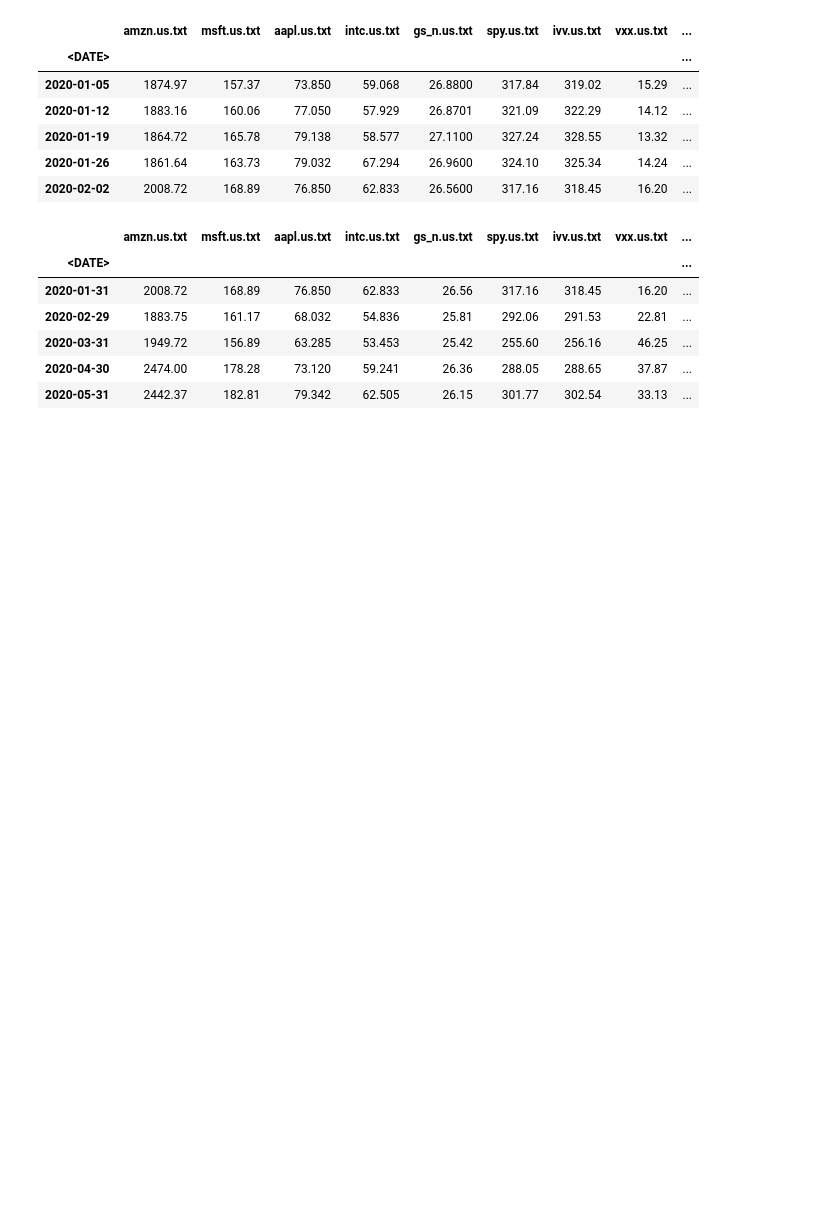
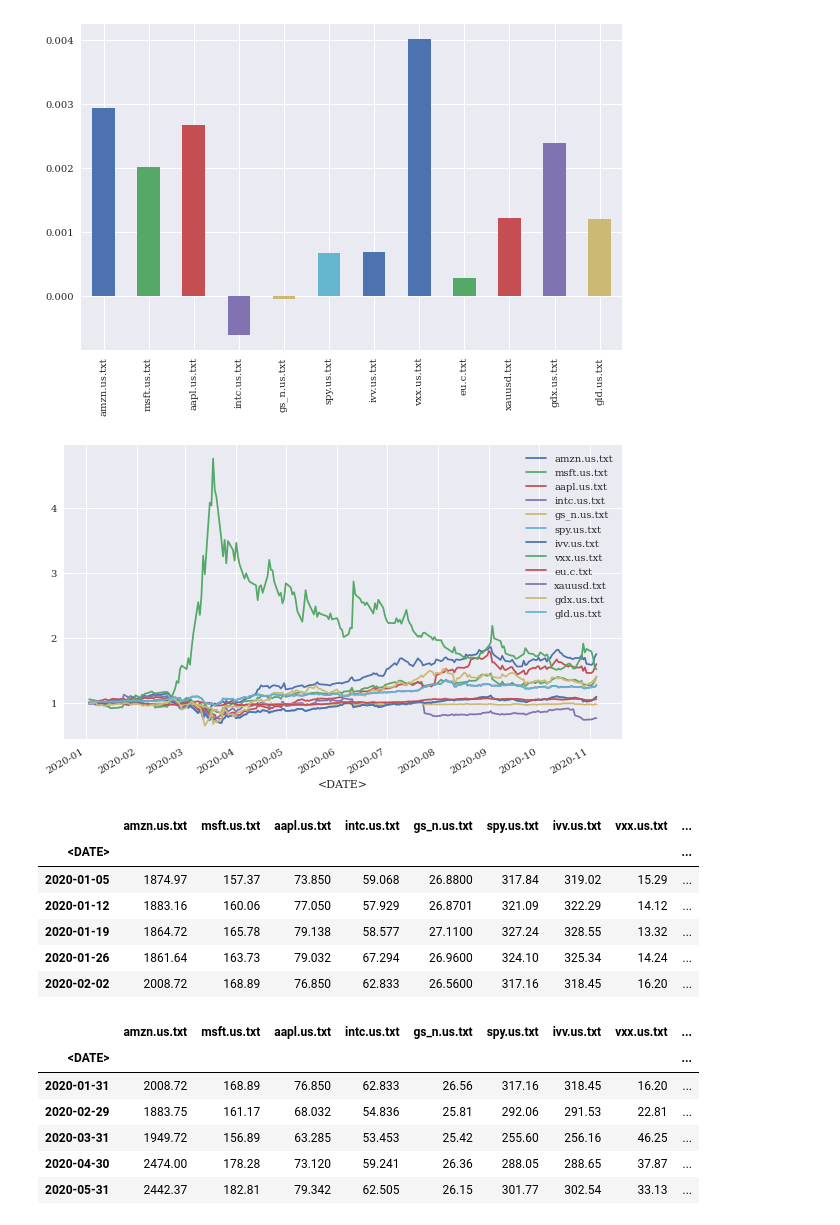
Before and after one commit to joe-wojniak/PythonForFinance, a Jupyter notebook: Financial Time Series/+PFF_Ch8_Fig8-2_8-3.ipynb, the cells around one changed output. Cells and saved outputs as stored; diff of their text form; code cells hidden in the pictures; blank space fills up the shorter version.

```diff
--- a/Financial Time Series/+PFF_Ch8_Fig8-2_8-3.ipynb
+++ b/Financial Time Series/+PFF_Ch8_Fig8-2_8-3.ipynb
@@ -62,3 +1,37 @@ rets.cumsum().apply(np.exp).plot(figsize=(9,4))
+# %%
+# Python for Finance, 2nd ed., Hilpisch, Ives
+# Chapter 8 - Financial Time Series
+# Figure 8-2 Mean values of percentage changes as bar plot
+# Figure 8-3 Cumulative log returns over time
+# https://stooq.com/db/h/
+# https://www.datacamp.com/community/tutorials/pandas-tutorial-dataframe-python
+# Python 3
+
+%matplotlib inline
+import numpy as np
+import pandas as pd
+import matplotlib
+import matplotlib.pyplot as plt
+
+import warnings
+warnings.filterwarnings('ignore')
+
+plt.style.use('seaborn')
+mpl.rcParams['font.family']='serif'
+
+data = pd.read_csv('data.csv', index_col=0, parse_dates=True)
+
+# Percentage Returns
+data.pct_change().mean().plot(kind='bar', figsize=(9.7,6))
+plt.savefig('PFF_Ch8_Fig_8-2.png')
+
+# Log Returns
+rets = np.log(data/data.shift(1))
+rets.cumsum().apply(np.exp).plot(figsize=(10,6))
+plt.savefig('PFF_Ch8_Fig_8-3.png')
+# %% [output]
+[figure, added]
+[figure, added]
 # %%
 #Resampling from daily to weekly
 
```
Also changed, not shown: parts of 1 cell of this notebook, 2 other files.
